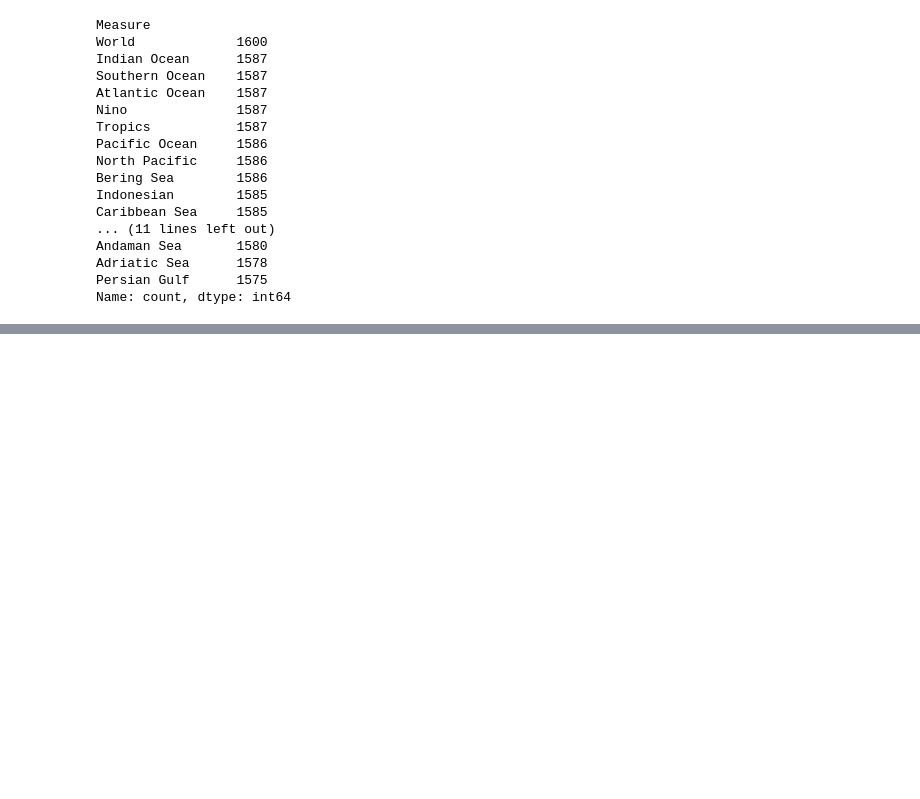
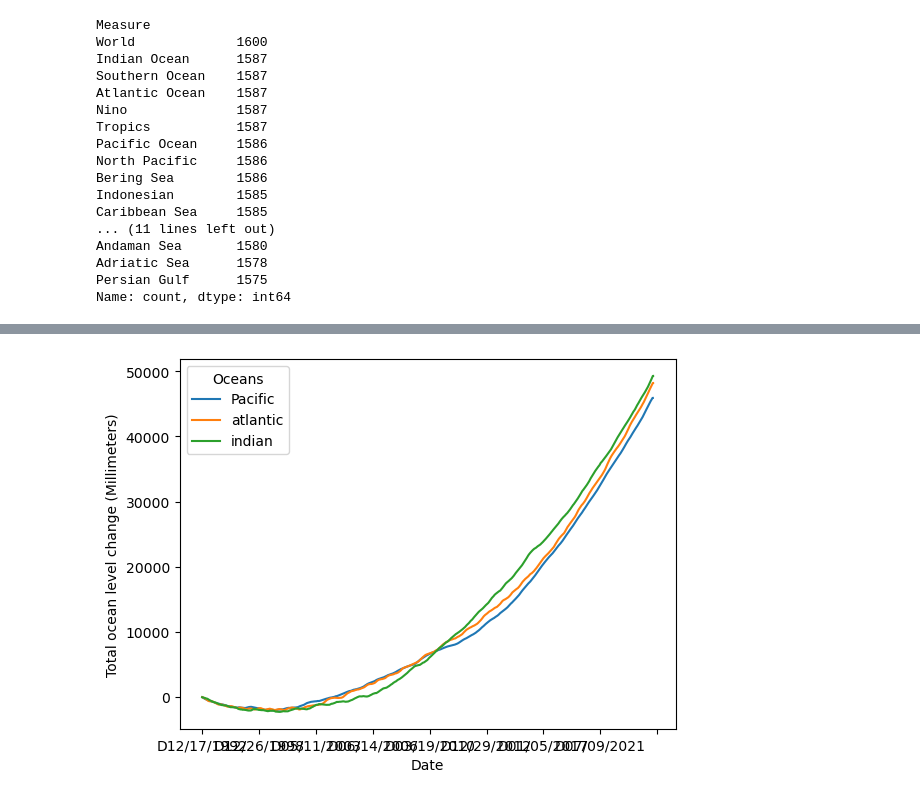
Before and after one commit to Ahshaam/Analysis_of_Sea_Levels, a Jupyter notebook: Project-1/Project_Notebook.ipynb, the cells around one changed output, grey strips where cells are left out. Cells and saved outputs as stored; diff of their text form; code cells hidden in the pictures; blank space fills up the shorter version.

```diff
--- a/Project-1/Project_Notebook.ipynb
+++ b/Project-1/Project_Notebook.ipynb
@@ -44,0 +138,4 @@ Name: count, dtype: int64
+# %%
+pacific_df = average_change_sea_levels_df.loc[average_change_sea_levels_df['Measure'] == 'Pacific Ocean']
+atlantic_df = average_change_sea_levels_df.loc[average_change_sea_levels_df['Measure'] == 'Atlantic Ocean']
+indian_df = average_change_sea_levels_df.loc[average_change_sea_levels_df['Measure'] == 'Indian Ocean']
@@ -44,0 +171,5 @@ Name: count, dtype: int64
+# %%
+initial_sea_level = 0
+pacific_df['Total Change'] = initial_sea_level + pacific_df['Value'].cumsum()
+pacific_df = pacific_df.set_index('Date')
+pacific_df.head()
@@ -44,0 +189,5 @@ Name: count, dtype: int64
+# %%
+initial_sea_level = 0
+atlantic_df['Total Change'] = initial_sea_level + atlantic_df['Value'].cumsum()
+atlantic_df = atlantic_df.set_index('Date')
+atlantic_df.head()
@@ -44,0 +207,5 @@ Name: count, dtype: int64
+# %%
+initial_sea_level = 0
+indian_df['Total Change'] = initial_sea_level + indian_df['Value'].cumsum()
+indian_df = indian_df.set_index('Date')
+indian_df.head()
@@ -44,0 +225,15 @@ Name: count, dtype: int64
+# %%
+# The graph came out wierd. I am pretty sure I am doing something wrong here,
+# and just need to find a better way to create this graph.
+fig, ax = plt.subplots()
+
+pacific_df['Total Change'].plot(ax=ax, kind='line', label='Pacific')
+atlantic_df['Total Change'].plot(ax=ax, kind='line', label='atlantic')
+indian_df['Total Change'].plot(ax=ax, kind='line', label='indian')
+
+ax.set_ylabel('Total ocean level change (Millimeters)')
+ax.set_xlabel('Date')
+plt.legend(title='Oceans')
+plt.show()
+# %% [output]
+[figure, added]
```
Also changed, not shown: parts of 18 cells of this notebook.
